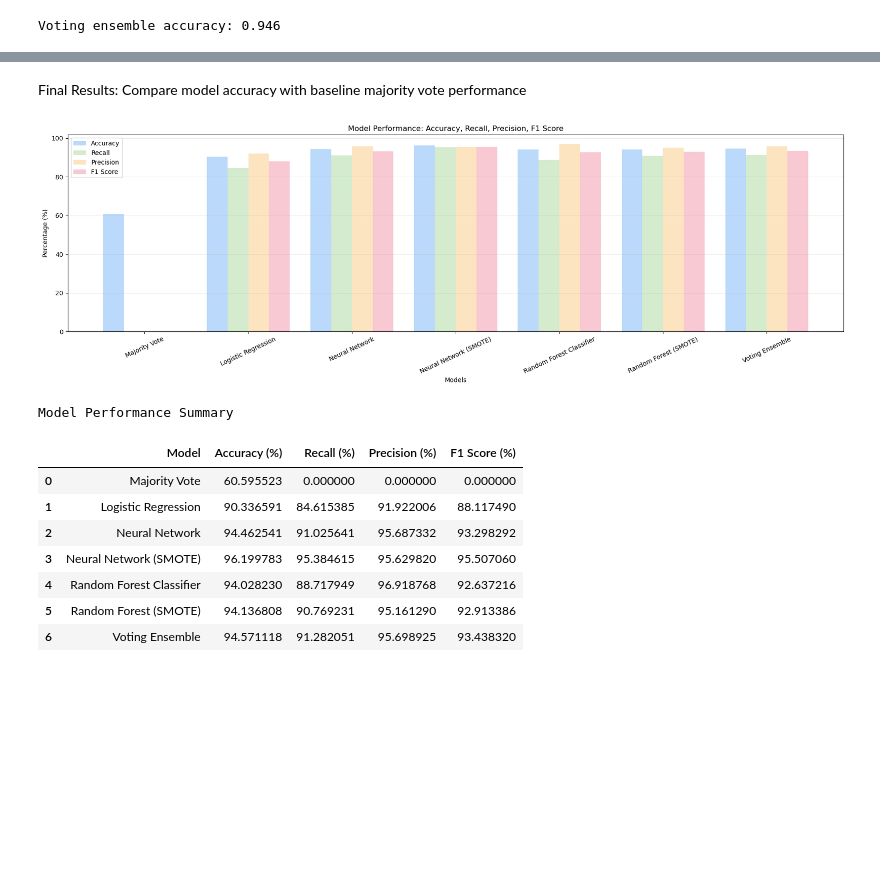
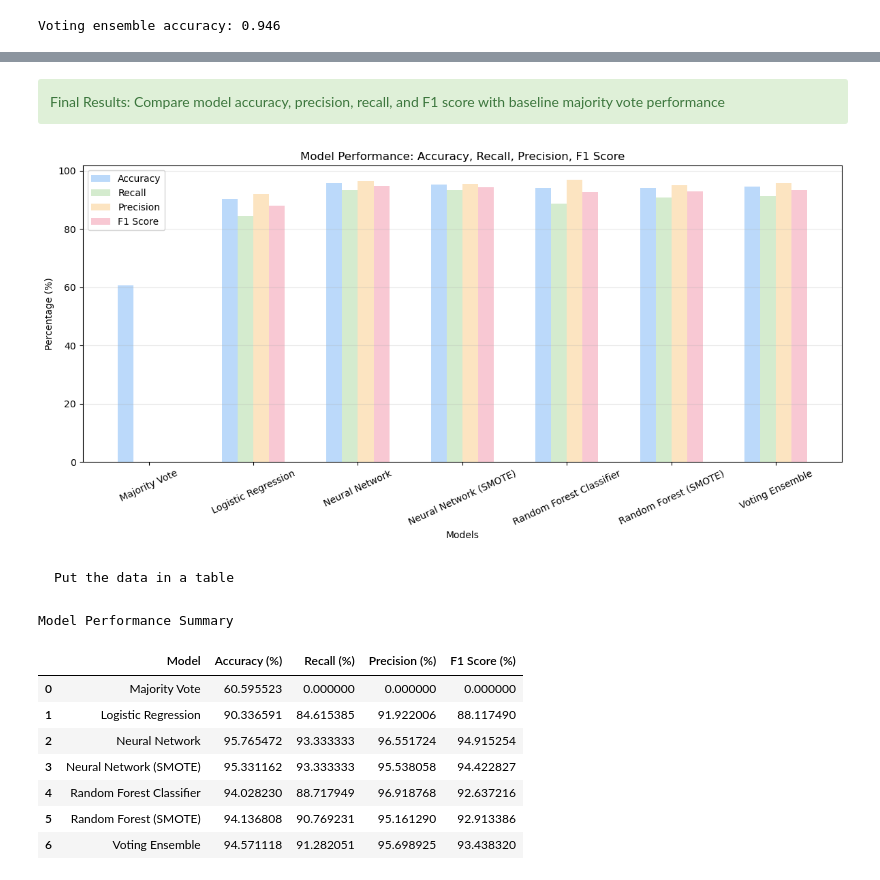
Before and after one commit to mayyan531/Spambase, a Jupyter notebook: spambase.ipynb, the cells around one changed output, grey strips where cells are left out. Cells and saved outputs as stored; diff of their text form; code cells hidden in the pictures; blank space fills up the shorter version.

Commit message:
formatting and leaky relu for slightlyyyy better perf

```diff
--- a/spambase.ipynb
+++ b/spambase.ipynb
@@ -198,14 +208,13 @@ class NeuralNetwork(nn.Module):
         self.stack = nn.Sequential(
             nn.Linear(features, 64),
             nn.BatchNorm1d(64),
-            nn.ReLU(),
+            nn.LeakyReLU(0.01),
             nn.Dropout(dropout),
             nn.Linear(64, 32),
             nn.BatchNorm1d(32),
-            nn.ReLU(),
-            nn.Dropout(dropout),
+            nn.LeakyReLU(0.01),
             nn.Linear(32, 16),
-            nn.ReLU(),
+            nn.LeakyReLU(0.01), #changed to leaky relu
             nn.Linear(16,1),
             nn.Sigmoid()
         )
@@ -240,7 +249,7 @@ def train_neural_network(model, criterion, optimizer, epoch_nn, scheduler=None,
                 y_pred_binary = (y_pred >= 0.5).int()
                 acc = accuracy_score(y_test_t, y_pred_binary)
                 recall = recall_score(y_test_t, y_pred_binary)
-                precision = precision_score(y_test_t, y_pred_binary, zero_division=0) #turn off warnings for zero division, dataset is balanced enough
+                precision = precision_score(y_test_t, y_pred_binary, zero_division=0) #turn off warnings for zero division
                 f1 = f1_score(y_test_t, y_pred_binary)
                 loss_t = criterion(y_pred, y_test_t)
 
@@ -443,7 +460,6 @@ print(f"Neural Network accuracy: {acc_nn[-1]:.3f} Neural Network (SMOTE) accurac
 acc_rf_smote = bestrf_model_smote.score(X_test, y_test)
 precision_rf_smote = precision_score(y_test, bestrf_model_smote.predict(X_test))
 recall_rf_smote = recall_score(y_test, bestrf_model_smote.predict(X_test))
-f1_rf_smote = f1_score(y_test, bestrf_model_smote.predict(X_test))
 print(f"Random Forest accuracy: {acc_rf:.3f} Random Forest (SMOTE) accuracy: {acc_rf_smote:.3f}")
 # undersampling majority?
 # %% [output]
@@ -452,37 +468,41 @@ Random Forest accuracy: 0.940 Random Forest (SMOTE) accuracy: 0.941
 [figure]
 [figure]
 # %% [markdown]
-Final Results: Compare model accuracy with baseline majority vote performance
+<div class="alert alert-success">
+Final Results: Compare model accuracy, precision, recall, and F1 score with baseline majority vote performance
+</div>
 # %%
 models = ['Majority Vote', 'Logistic Regression', 'Neural Network', 'Neural Network (SMOTE)',
           'Random Forest Classifier', 'Random Forest (SMOTE)', 'Voting Ensemble']
 
 accuracy = [baseline_accuracy*100, acc_lr[-1]*100, acc_nn[-1]*100, acc_nn_smote*100, acc_rf*100, acc_rf_smote*100, acc_voting*100]
 recall = [0, recall_lr[-1]*100, recall_nn[-1]*100, recall_nn_smote[-1]*100, recall_rf*100, recall_rf_smote*100, recall_voting*100]
 precision = [0, precision_lr[-1]*100, precision_nn[-1]*100, precision_nn_smote[-1]*100, precision_rf*100, precision_rf_smote*100, precision_voting*100]
 f1 = [0, f1_lr[-1]*100, f1_nn[-1]*100, f1_nn_smote[-1]*100, f1_rf*100, f1_rf_smote*100, f1_voting*100]
 
 x = np.arange(len(models))
-width = 0.20
+width = 0.15
 
-plt.figure(figsize=(18, 6))
+plt.figure(figsize=(12, 6))
 
 plt.bar(x - 1.5*width, accuracy, width, label='Accuracy', color="#BBD9FA")
 plt.bar(x-0.5*width, recall, width, label='Recall', color="#D4EBCE")
 plt.bar(x + 0.5*width, precision, width, label='Precision', color="#FCE4C1")
 plt.bar(x + 1.5*width, f1, width, label='F1 Score', color="#F8C8D3")
 
 plt.xticks(x, models, rotation=25)
 plt.ylabel('Percentage (%)')
 plt.xlabel('Models')
 plt.title('Model Performance: Accuracy, Recall, Precision, F1 Score')
 plt.grid(True, axis='y', alpha=0.3)
 plt.legend()
 
 plt.tight_layout()
 plt.show()
 # %% [output]
-[figure, old version]
+[figure, new version]
+# %% [markdown]
+    Put the data in a table
 # %%
 #Define dataframe
 results_df = pd.DataFrame({
@@ -499,8 +519,8 @@ Model Performance Summary
 |  | Model | Accuracy (%) | Recall (%) | Precision (%) | F1 Score (%) |
 | 0 | Majority Vote | 60.595523 | 0.000000 | 0.000000 | 0.000000 |
 | 1 | Logistic Regression | 90.336591 | 84.615385 | 91.922006 | 88.117490 |
-| 2 | Neural Network | 94.462541 | 91.025641 | 95.687332 | 93.298292 |
-| 3 | Neural Network (SMOTE) | 96.199783 | 95.384615 | 95.629820 | 95.507060 |
+| 2 | Neural Network | 95.765472 | 93.333333 | 96.551724 | 94.915254 |
+| 3 | Neural Network (SMOTE) | 95.331162 | 93.333333 | 95.538058 | 94.422827 |
 | 4 | Random Forest Classifier | 94.028230 | 88.717949 | 96.918768 | 92.637216 |
 | 5 | Random Forest (SMOTE) | 94.136808 | 90.769231 | 95.161290 | 92.913386 |
 | 6 | Voting Ensemble | 94.571118 | 91.282051 | 95.698925 | 93.438320 |
```
Also changed, not shown: parts of 13 cells of this notebook, 1 other file.
